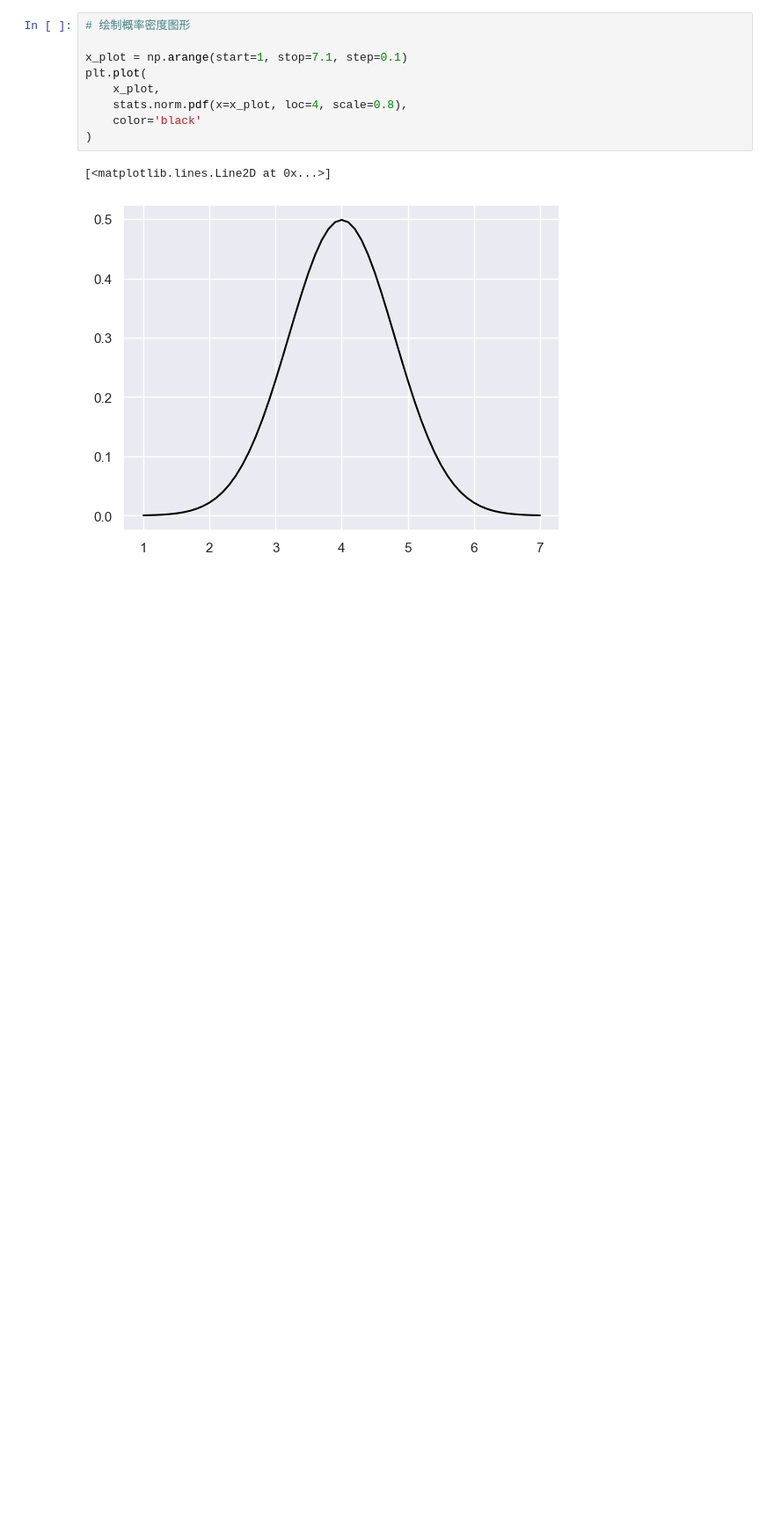
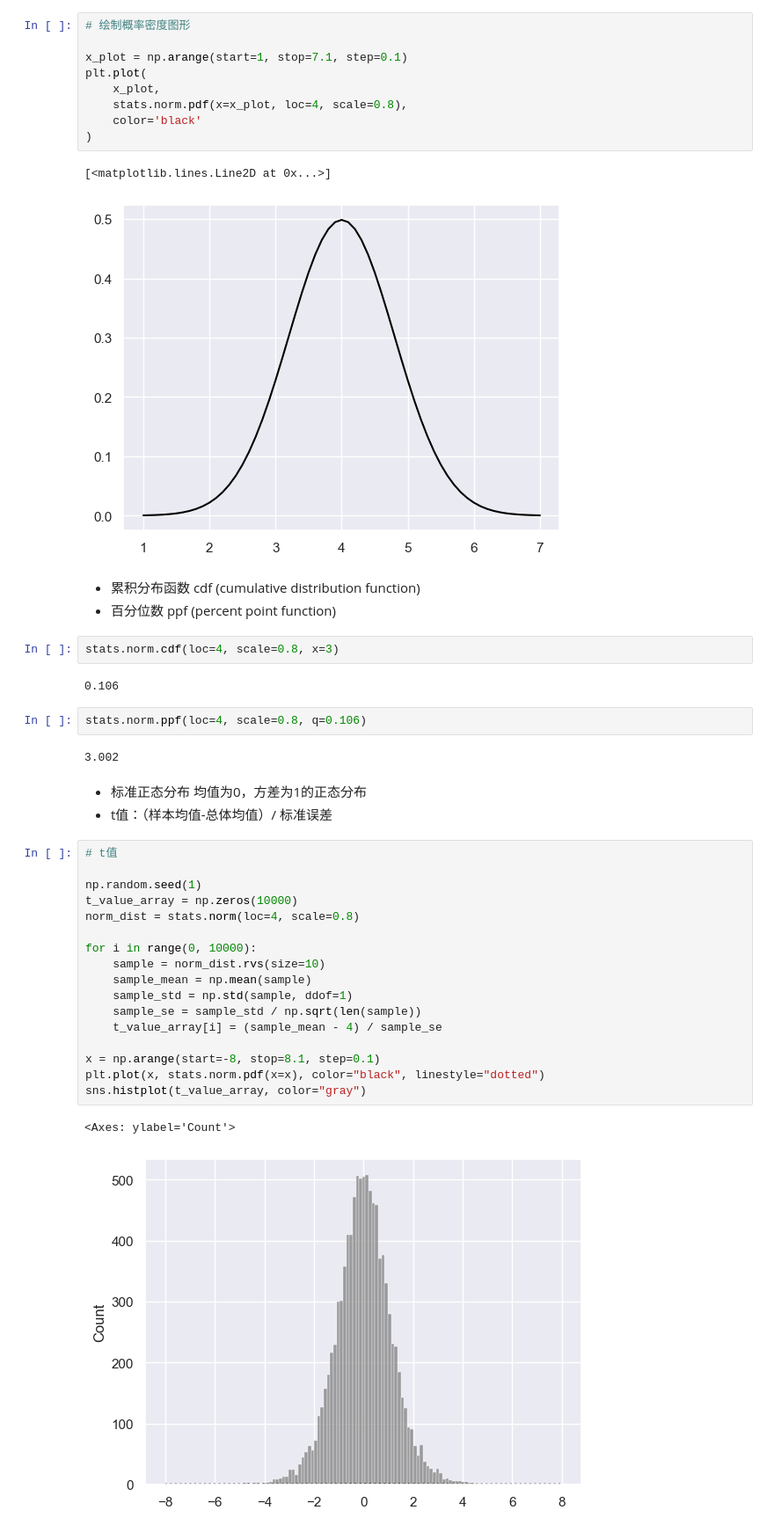
Before and after one commit to richard-ma/weekendProject, a Jupyter notebook: 202405-1statisticsPython/3-6正态分布及其应用.ipynb, the cells around one changed output. Shown: that part at 88% size. Cells and saved outputs as stored; diff of their text form; blank space fills up the shorter version.

```diff
--- a/202405-1statisticsPython/3-6正态分布及其应用.ipynb
+++ b/202405-1statisticsPython/3-6正态分布及其应用.ipynb
@@ -49,3 +49,37 @@ plt.plot(
 # %% [output]
 [<matplotlib.lines.Line2D at 0x...>]
 [figure]
+# %% [markdown]
+* 累积分布函数 cdf (cumulative distribution function)
+* 百分位数 ppf (percent point function)
+# %%
+stats.norm.cdf(loc=4, scale=0.8, x=3)
+# %% [output]
+0.106
+# %%
+stats.norm.ppf(loc=4, scale=0.8, q=0.106)
+# %% [output]
+3.002
+# %% [markdown]
+* 标准正态分布 均值为0，方差为1的正态分布
+* t值：（样本均值-总体均值）/ 标准误差
+# %%
+# t值
+
+np.random.seed(1)
+t_value_array = np.zeros(10000)
+norm_dist = stats.norm(loc=4, scale=0.8)
+
+for i in range(0, 10000):
+    sample = norm_dist.rvs(size=10)
+    sample_mean = np.mean(sample)
+    sample_std = np.std(sample, ddof=1)
+    sample_se = sample_std / np.sqrt(len(sample))
+    t_value_array[i] = (sample_mean - 4) / sample_se
+
+x = np.arange(start=-8, stop=8.1, step=0.1)
+plt.plot(x, stats.norm.pdf(x=x), color="black", linestyle="dotted")
+sns.histplot(t_value_array, color="gray")
+# %% [output]
+<Axes: ylabel='Count'>
+[figure, added]
```
Also changed, not shown: parts of 2 cells of this notebook.
